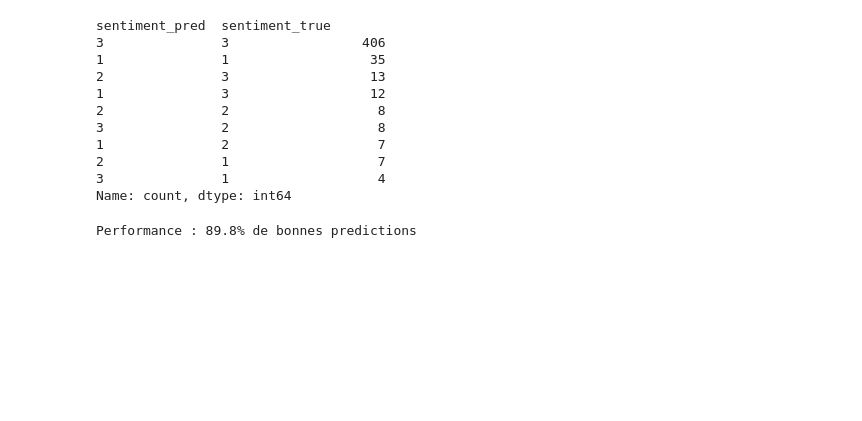
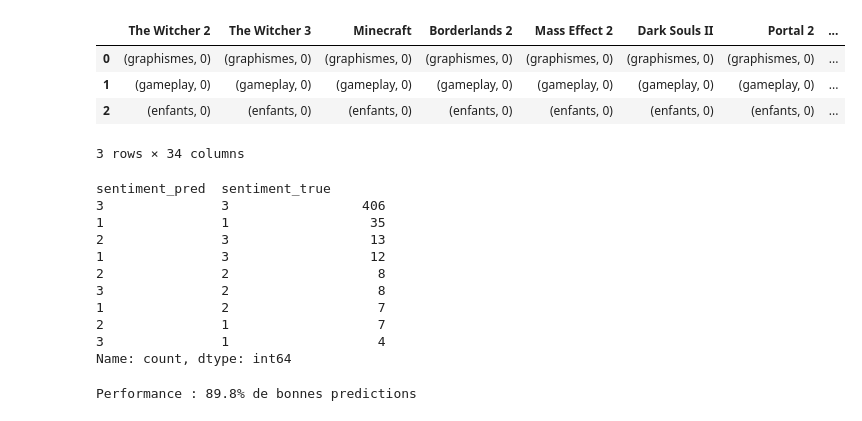
Before and after one commit to SamuelBaheux/Amazon-review-sentiment-analysis, a Jupyter notebook: Tests du script nlp_script.ipynb, the cells around one changed output. Saved outputs shown, nothing was run; the diff lists cells and outputs as text; code cells hidden in the pictures; blank space fills up the shorter version.

Commit message:
add df_jeux_qualités

```diff
--- a/Tests du script nlp_script.ipynb
+++ b/Tests du script nlp_script.ipynb
@@ -23,3 +40,11 @@ Performance : 89.8% de bonnes predictions
+# %%
+instance.df_jeux_qualités
+# %% [output]
+|  | The Witcher 2 | The Witcher 3 | Minecraft | Borderlands 2 | Mass Effect 2 | Dark Souls II | Portal 2 | ... |
+| 0 | (graphismes, 0) | (graphismes, 0) | (graphismes, 0) | (graphismes, 0) | (graphismes, 0) | (graphismes, 0) | (graphismes, 0) | ... |
+| 1 | (gameplay, 0) | (gameplay, 0) | (gameplay, 0) | (gameplay, 0) | (gameplay, 0) | (gameplay, 0) | (gameplay, 0) | ... |
+| 2 | (enfants, 0) | (enfants, 0) | (enfants, 0) | (enfants, 0) | (enfants, 0) | (enfants, 0) | (enfants, 0) | ... |
+3 rows × 34 columns
 # %%
 instance.df2[['sentiment_pred','sentiment_true']].value_counts()
 # %% [output]
```
Also changed, not shown: parts of 3 cells of this notebook, 1 other file.
